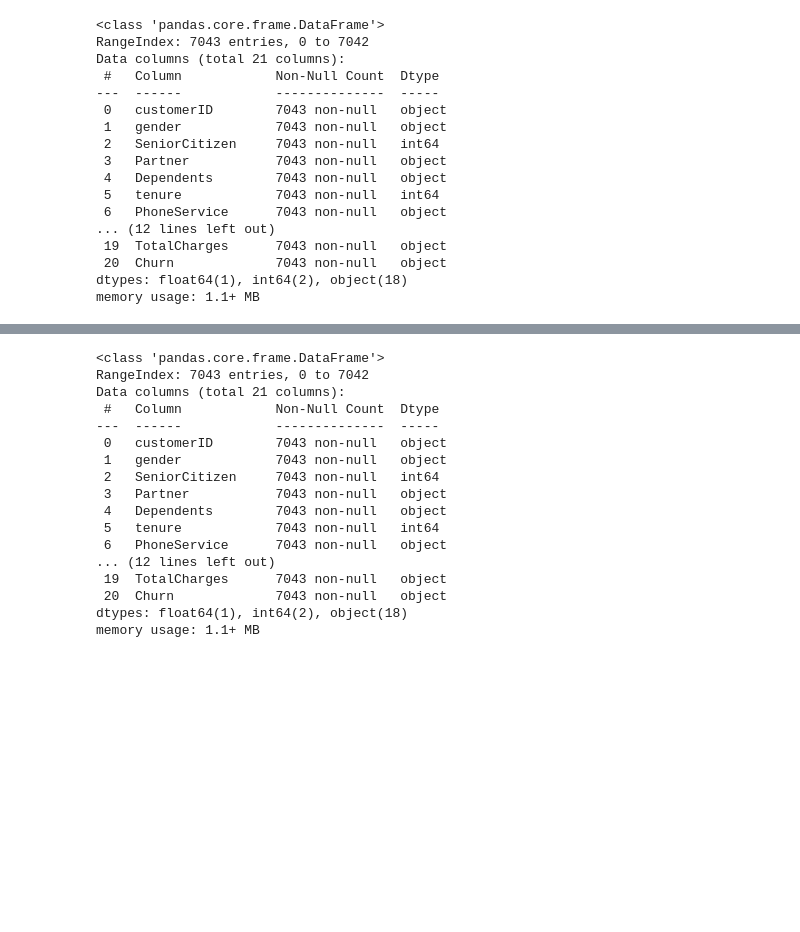
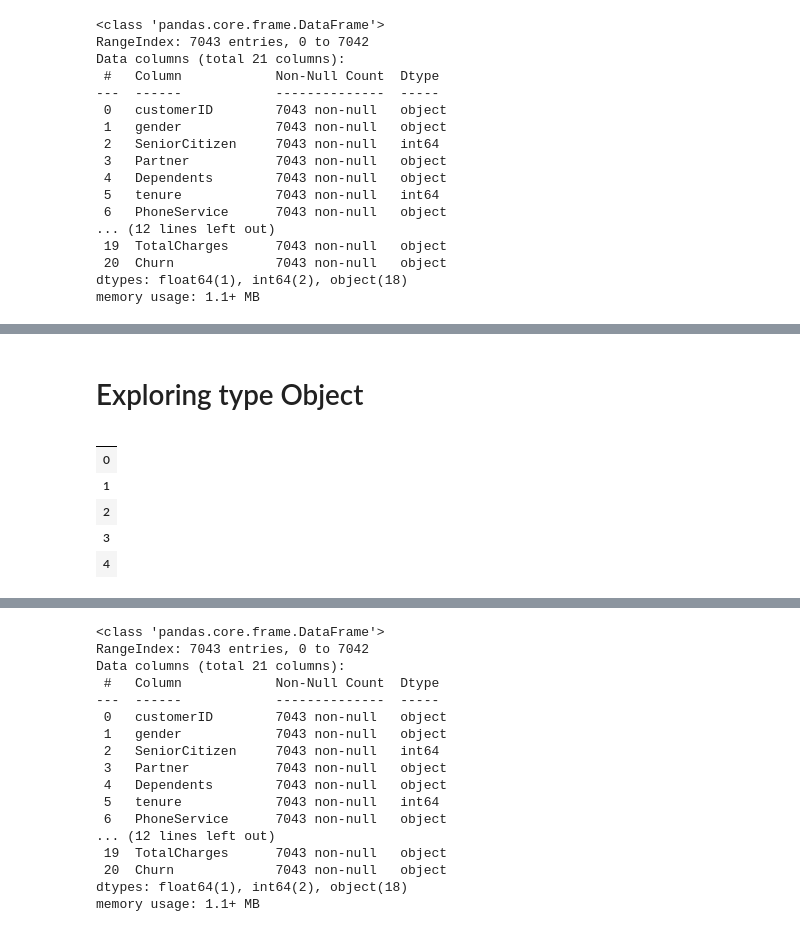
Before and after one commit to Men5ah/73812025_Churning_Customers, a Jupyter notebook: Homework.ipynb, the cells around one changed output, grey strips where cells are left out. Drawn from its saved outputs; the diff is of its cells as text; code cells hidden in the pictures; blank space fills up the shorter version.

```diff
--- a/Homework.ipynb
+++ b/Homework.ipynb
@@ -30,0 +101,14 @@ memory usage: 1.1+ MB
+# %% [markdown]
+# Exploring type Object
+# %%
+# objects = df.select_dtypes(exclude=["number"])
+objects = [i for i in df.columns if df[i].dtype=='0']
+# %%
+df[objects].head()
+# %% [output]
+|  |
+| 0 |
+| 1 |
+| 2 |
+| 3 |
+| 4 |
```
Also changed, not shown: parts of 13 cells of this notebook.
